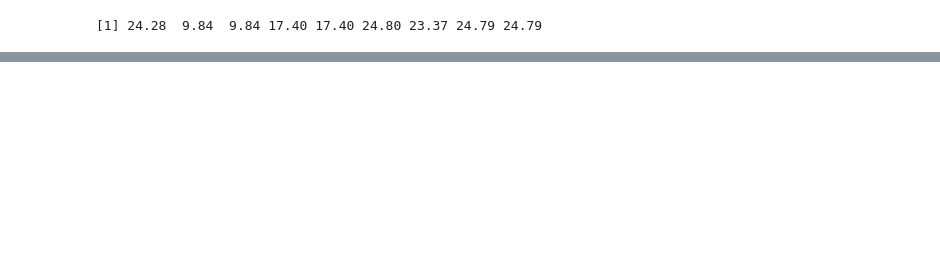
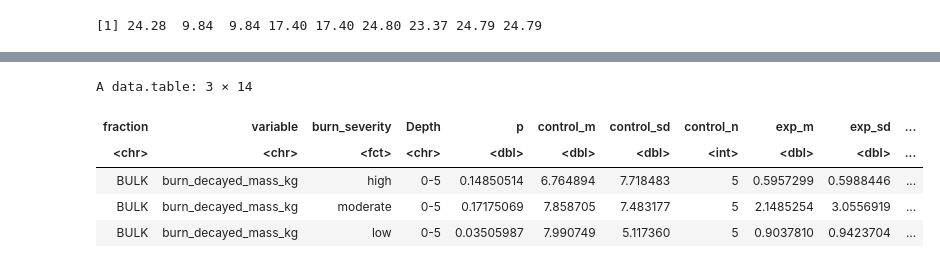
Before and after one commit to seismosmsr/hawaii_soils, a Jupyter notebook: BPCA_Notebook.ipynb, the cells around one changed output, grey strips where cells are left out. Saved outputs shown, nothing was run; the diff lists cells and outputs as text; code cells hidden in the pictures; blank space fills up the shorter version.

```diff
--- a/BPCA_Notebook.ipynb
+++ b/BPCA_Notebook.ipynb
@@ -765,4 +765,13 @@ A data.table: 12 × 14
 | BULK | C_perc | high | 5-10 | 0.72993343 | 6.132 | 2.9904297 | 5 | 5.5900 | 1.5046262 | ... |
 | BULK | C_perc | high | 10-20 | 0.85077587 | 4.664 | 1.9146488 | 5 | 4.3680 | 2.7997982 | ... |
 | BULK | C_perc | high | 20-30 | 0.58348579 | 3.902 | 2.3525029 | 5 | 3.1020 | 2.0630851 | ... |
+# %%
+t_tests_dt[variable %in% c( 'burn_decayed_mass_kg') &Depth  %in% '0-5'&fraction=='BULK']
+# %% [output]
+A data.table: 3 × 14
+| fraction | variable | burn_severity | Depth | p | control_m | control_sd | control_n | exp_m | exp_sd | ... |
+| <chr> | <chr> | <fct> | <chr> | <dbl> | <dbl> | <dbl> | <int> | <dbl> | <dbl> | ... |
+| BULK | burn_decayed_mass_kg | high | 0-5 | 0.14850514 | 6.764894 | 7.718483 | 5 | 0.5957299 | 0.5988446 | ... |
+| BULK | burn_decayed_mass_kg | moderate | 0-5 | 0.17175069 | 7.858705 | 7.483177 | 5 | 2.1485254 | 3.0556919 | ... |
+| BULK | burn_decayed_mass_kg | low | 0-5 | 0.03505987 | 7.990749 | 5.117360 | 5 | 0.9037810 | 0.9423704 | ... |
 # %%
```
Also changed, not shown: parts of 6 cells of this notebook.
